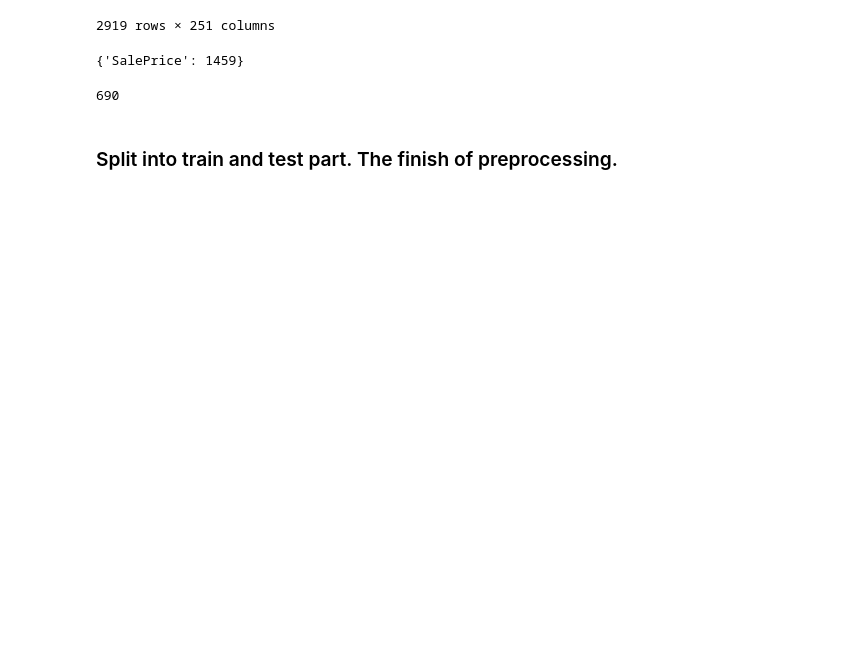
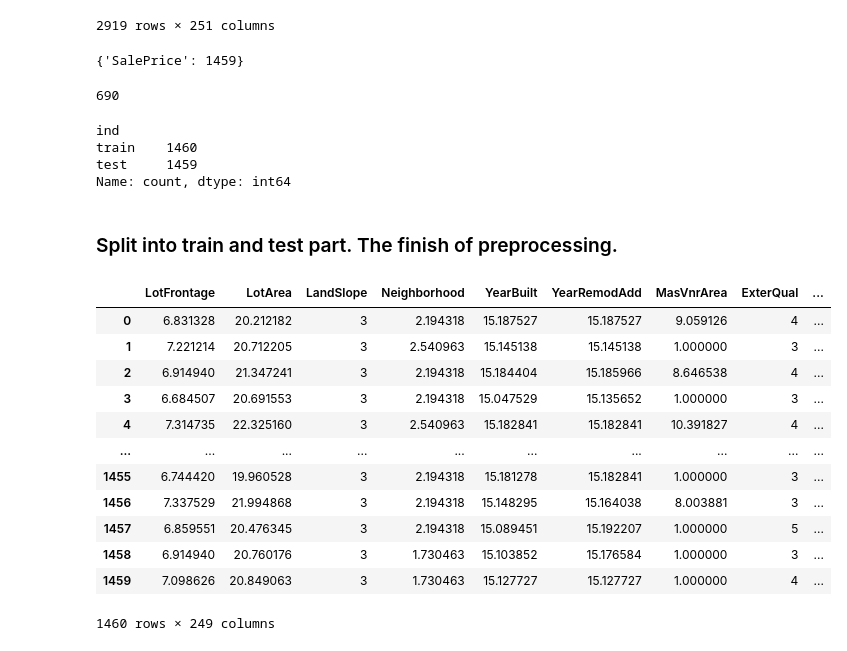
Before and after one commit to BilalDurmus08/house-prices-DS, a Jupyter notebook: end-to-end-house-price.ipynb, the cells around one changed output. Saved outputs shown, nothing was run; the diff lists cells and outputs as text; code cells hidden in the pictures; blank space fills up the shorter version.

```diff
--- a/end-to-end-house-price.ipynb
+++ b/end-to-end-house-price.ipynb
@@ -647,5 +693,34 @@ nulls
 train['FireplaceQu'].isna().sum()
 # %% [output]
 690
+# %%
+df_total['ind'].value_counts()
+# %% [output]
+ind
+train    1460
+test     1459
+Name: count, dtype: int64
 # %% [markdown]
 ### Split into train and test part. The finish of preprocessing.
+# %%
+train, test = df_total[df_total['ind'] == 'train'], df_total[df_total['ind'] == 'test']
+# %%
+# drop the id column into train set
+train = train.drop(columns=['Id', 'ind'])
+test = test.drop(columns=['ind'])
+# %%
+train
+# %% [output]
+|  | LotFrontage | LotArea | LandSlope | Neighborhood | YearBuilt | YearRemodAdd | MasVnrArea | ExterQual | ... |
+| 0 | 6.831328 | 20.212182 | 3 | 2.194318 | 15.187527 | 15.187527 | 9.059126 | 4 | ... |
+| 1 | 7.221214 | 20.712205 | 3 | 2.540963 | 15.145138 | 15.145138 | 1.000000 | 3 | ... |
+| 2 | 6.914940 | 21.347241 | 3 | 2.194318 | 15.184404 | 15.185966 | 8.646538 | 4 | ... |
+| 3 | 6.684507 | 20.691553 | 3 | 2.194318 | 15.047529 | 15.135652 | 1.000000 | 3 | ... |
+| 4 | 7.314735 | 22.325160 | 3 | 2.540963 | 15.182841 | 15.182841 | 10.391827 | 4 | ... |
+| ... | ... | ... | ... | ... | ... | ... | ... | ... | ... |
+| 1455 | 6.744420 | 19.960528 | 3 | 2.194318 | 15.181278 | 15.182841 | 1.000000 | 3 | ... |
+| 1456 | 7.337529 | 21.994868 | 3 | 2.194318 | 15.148295 | 15.164038 | 8.003881 | 3 | ... |
+| 1457 | 6.859551 | 20.476345 | 3 | 2.194318 | 15.089451 | 15.192207 | 1.000000 | 5 | ... |
+| 1458 | 6.914940 | 20.760176 | 3 | 1.730463 | 15.103852 | 15.176584 | 1.000000 | 3 | ... |
+| 1459 | 7.098626 | 20.849063 | 3 | 1.730463 | 15.127727 | 15.127727 | 1.000000 | 4 | ... |
+1460 rows × 249 columns
```
Also changed, not shown: parts of 22 cells of this notebook.
